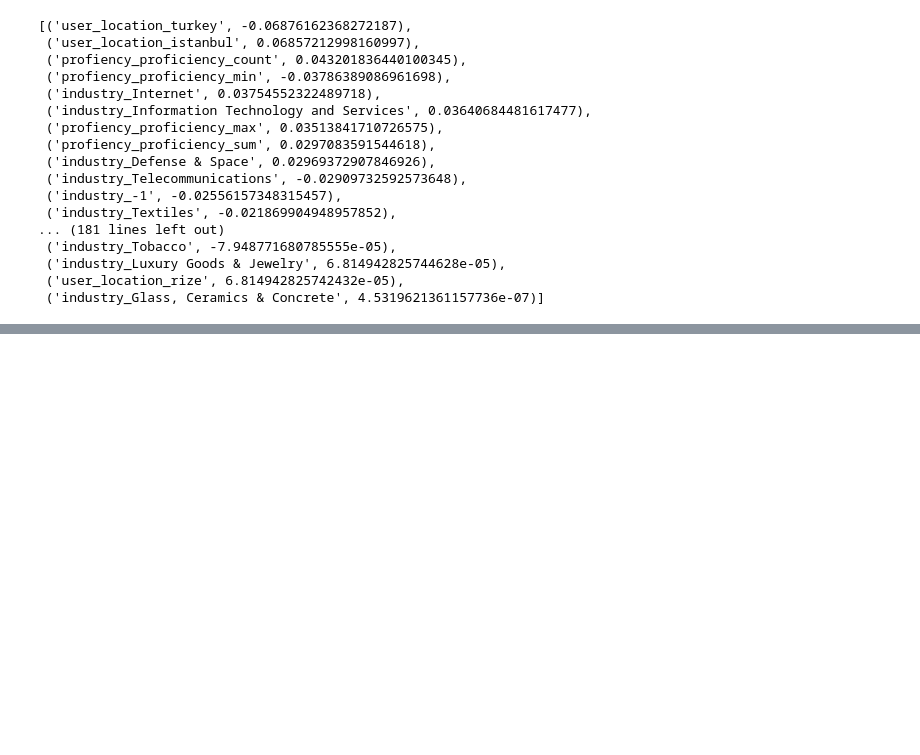
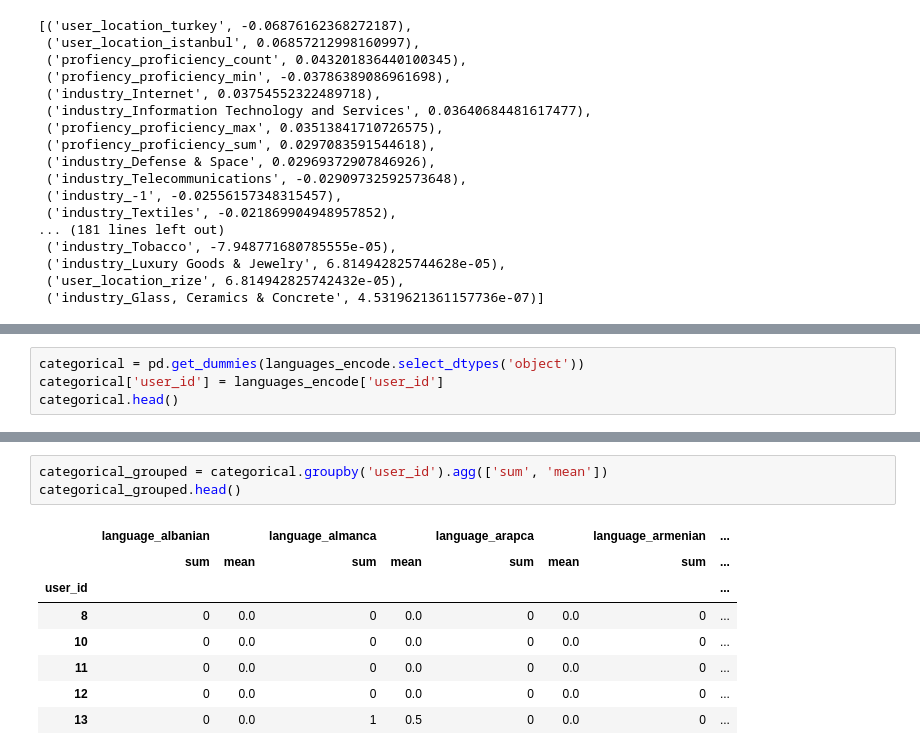
Before and after one commit to furkaneneseren/Datathon-BBVA, a Jupyter notebook: churn-with-linkedin.ipynb, the cells around one changed output, grey strips where cells are left out. Drawn from its saved outputs; the diff is of its cells as text; blank space fills up the shorter version.

```diff
--- a/churn-with-linkedin.ipynb
+++ b/churn-with-linkedin.ipynb
@@ -1224,0 +1272,4 @@ target_corrs(train)
+# %%
+categorical = pd.get_dummies(languages_encode.select_dtypes('object'))
+categorical['user_id'] = languages_encode['user_id']
+categorical.head()
@@ -1224,0 +1283,12 @@ target_corrs(train)
+# %%
+categorical_grouped = categorical.groupby('user_id').agg(['sum', 'mean'])
+categorical_grouped.head()
+# %% [output]
+|  | language_albanian |  | language_almanca |  | language_arapca |  | language_armenian | ... |
+|  | sum | mean | sum | mean | sum | mean | sum | ... |
+| user_id |  |  |  |  |  |  |  | ... |
+| 8 | 0 | 0.0 | 0 | 0.0 | 0 | 0.0 | 0 | ... |
+| 10 | 0 | 0.0 | 0 | 0.0 | 0 | 0.0 | 0 | ... |
+| 11 | 0 | 0.0 | 0 | 0.0 | 0 | 0.0 | 0 | ... |
+| 12 | 0 | 0.0 | 0 | 0.0 | 0 | 0.0 | 0 | ... |
+| 13 | 0 | 0.0 | 1 | 0.5 | 0 | 0.0 | 0 | ... |
```
Also changed, not shown: parts of 34 cells of this notebook.
